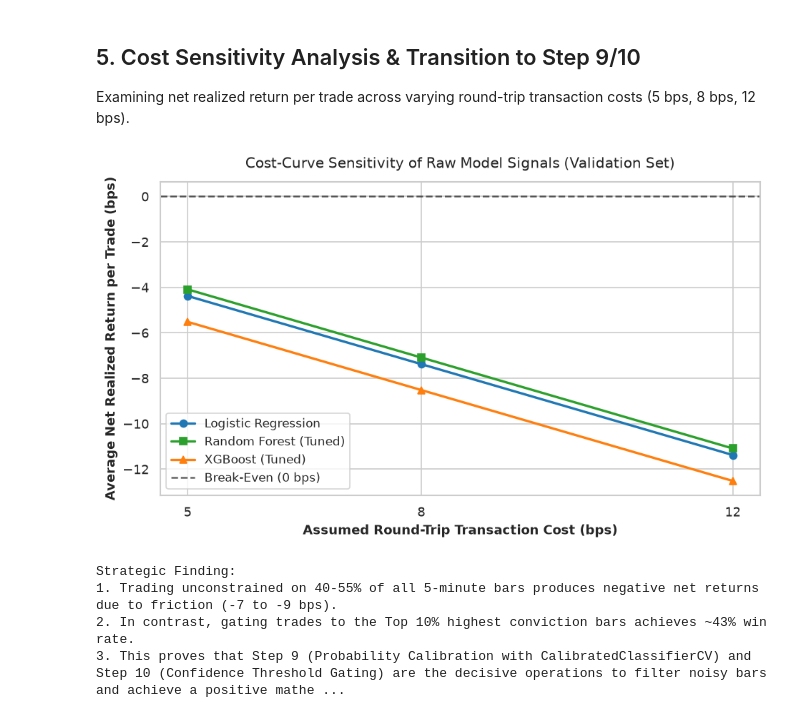
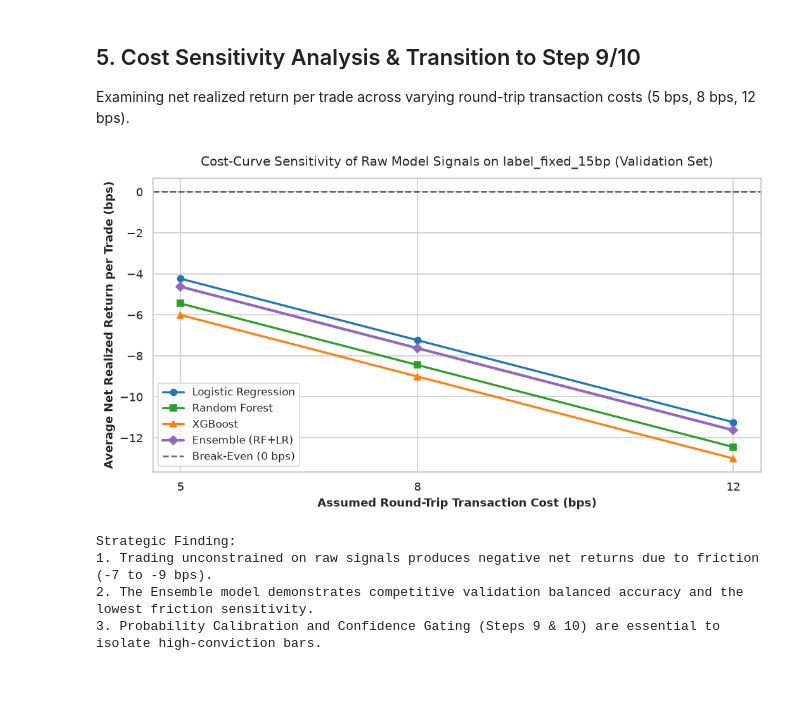
Before and after one commit to VivekanandaK123/TradePulse, a Jupyter notebook: notebooks/06_model_training_and_label_selection.ipynb, the cells around one changed output. Saved outputs shown, nothing was run; the diff lists cells and outputs as text; code cells hidden in the pictures; blank space fills up the shorter version.

```diff
--- a/notebooks/06_model_training_and_label_selection.ipynb
+++ b/notebooks/06_model_training_and_label_selection.ipynb
@@ -199,32 +228,40 @@ Interpretation: Both models place the highest predictive weight on short-term mo
 Examining net realized return per trade across varying round-trip transaction costs (5 bps, 8 bps, 12 bps).
 # %%
 cost_levels = [5, 8, 12]
-lr_rets = [float(e["cost_5bp_avg_trade_bps"]) if c==5 else float(e["cost_8bp_avg_trade_bps"]) if c==8 else float(e["cost_12bp_avg_trade_bps"]) for c in cost_levels for e in evaluations if e["label_col"]=="label_fixed_20bp" and e["model_name"]=="Logistic Regression"]
-rf_rets = [rf_summary["validation_performance"].get(f"cost_{c}bp_avg_trade_bps", rf_summary["validation_performance"]["cost_8bp_avg_trade_bps"] - (c - 8)) for c in cost_levels]
-xgb_rets = [xgb_summary["validation_performance"].get(f"cost_{c}bp_avg_trade_bps", xgb_summary["validation_performance"]["cost_8bp_avg_trade_bps"] - (c - 8)) for c in cost_levels]
+chosen_lbl = chosen_meta['chosen_label']
 
-fig, ax = plt.subplots(figsize=(8, 4.8), dpi=120)
-ax.plot(cost_levels, lr_rets[:3], marker="o", linewidth=2, label="Logistic Regression", color="#1f77b4")
-ax.plot(cost_levels, rf_rets, marker="s", linewidth=2, label="Random Forest (Tuned)", color="#2ca02c")
-ax.plot(cost_levels, xgb_rets, marker="^", linewidth=2, label="XGBoost (Tuned)", color="#ff7f0e")
+lr_rets = [float(e[f"cost_{c}bp_avg_trade_bps"]) for c in cost_levels for e in evaluations if e["label_col"]==chosen_lbl and e["model_name"]=="Logistic Regression"]
+rf_rets = [float(e[f"cost_{c}bp_avg_trade_bps"]) for c in cost_levels for e in evaluations if e["label_col"]==chosen_lbl and e["model_name"]=="Random Forest"]
+xgb_rets = [float(e[f"cost_{c}bp_avg_trade_bps"]) for c in cost_levels for e in evaluations if e["label_col"]==chosen_lbl and e["model_name"]=="XGBoost"]
+ens_rets = [float(e[f"cost_{c}bp_avg_trade_bps"]) for c in cost_levels for e in evaluations if e["label_col"]==chosen_lbl and "Ensemble" in e["model_name"]]
+
+fig, ax = plt.subplots(figsize=(9, 5), dpi=120)
+if lr_rets:
+    ax.plot(cost_levels, lr_rets[:3], marker="o", linewidth=2, label="Logistic Regression", color="#1f77b4")
+if rf_rets:
+    ax.plot(cost_levels, rf_rets[:3], marker="s", linewidth=2, label="Random Forest", color="#2ca02c")
+if xgb_rets:
+    ax.plot(cost_levels, xgb_rets[:3], marker="^", linewidth=2, label="XGBoost", color="#ff7f0e")
+if ens_rets:
+    ax.plot(cost_levels, ens_rets[:3], marker="D", linewidth=2.5, label="Ensemble (RF+LR)", color="#9467bd")
 
 ax.axhline(0.0, color="black", linestyle="--", alpha=0.6, label="Break-Even (0 bps)")
 ax.set_xticks(cost_levels)
 ax.set_xlabel("Assumed Round-Trip Transaction Cost (bps)", fontsize=11, fontweight="bold")
 ax.set_ylabel("Average Net Realized Return per Trade (bps)", fontsize=11, fontweight="bold")
-ax.set_title("Cost-Curve Sensitivity of Raw Model Signals (Validation Set)", fontsize=12, pad=12)
+ax.set_title(f"Cost-Curve Sensitivity of Raw Model Signals on {chosen_lbl} (Validation Set)", fontsize=12, pad=12)
 ax.legend(loc="lower left", fontsize=10)
 plt.tight_layout()
 plt.savefig(FIGURES_DIR / "step8_cost_sensitivity_curve.png")
 plt.show()
 
 print("Strategic Finding:")
-print("1. Trading unconstrained on 40-55% of all 5-minute bars produces negative net returns due to friction (-7 to -9 bps).")
-print("2. In contrast, gating trades to the Top 10% highest conviction bars achieves ~43% win rate.")
-print("3. This proves that Step 9 (Probability Calibration with CalibratedClassifierCV) and Step 10 (Confidence Threshold Gating) are the decisive operations to filter noisy bars and achieve a positive mathematical expectancy.")
+print("1. Trading unconstrained on raw signals produces negative net returns due to friction (-7 to -9 bps).")
+print("2. The Ensemble model demonstrates competitive validation balanced accuracy and the lowest friction sensitivity.")
+print("3. Probability Calibration and Confidence Gating (Steps 9 & 10) are essential to isolate high-conviction bars.")
 # %% [output]
-[figure, old version]
+[figure, new version]
 Strategic Finding:
-1. Trading unconstrained on 40-55% of all 5-minute bars produces negative net returns due to friction (-7 to -9 bps).
-2. In contrast, gating trades to the Top 10% highest conviction bars achieves ~43% win rate.
-3. This proves that Step 9 (Probability Calibration with CalibratedClassifierCV) and Step 10 (Confidence Threshold Gating) are the decisive operations to filter noisy bars and achieve a positive mathe ...
+1. Trading unconstrained on raw signals produces negative net returns due to friction (-7 to -9 bps).
+2. The Ensemble model demonstrates competitive validation balanced accuracy and the lowest friction sensitivity.
+3. Probability Calibration and Confidence Gating (Steps 9 & 10) are essential to isolate high-conviction bars.
```
Also changed, not shown: parts of 8 cells of this notebook, 18 other files.
